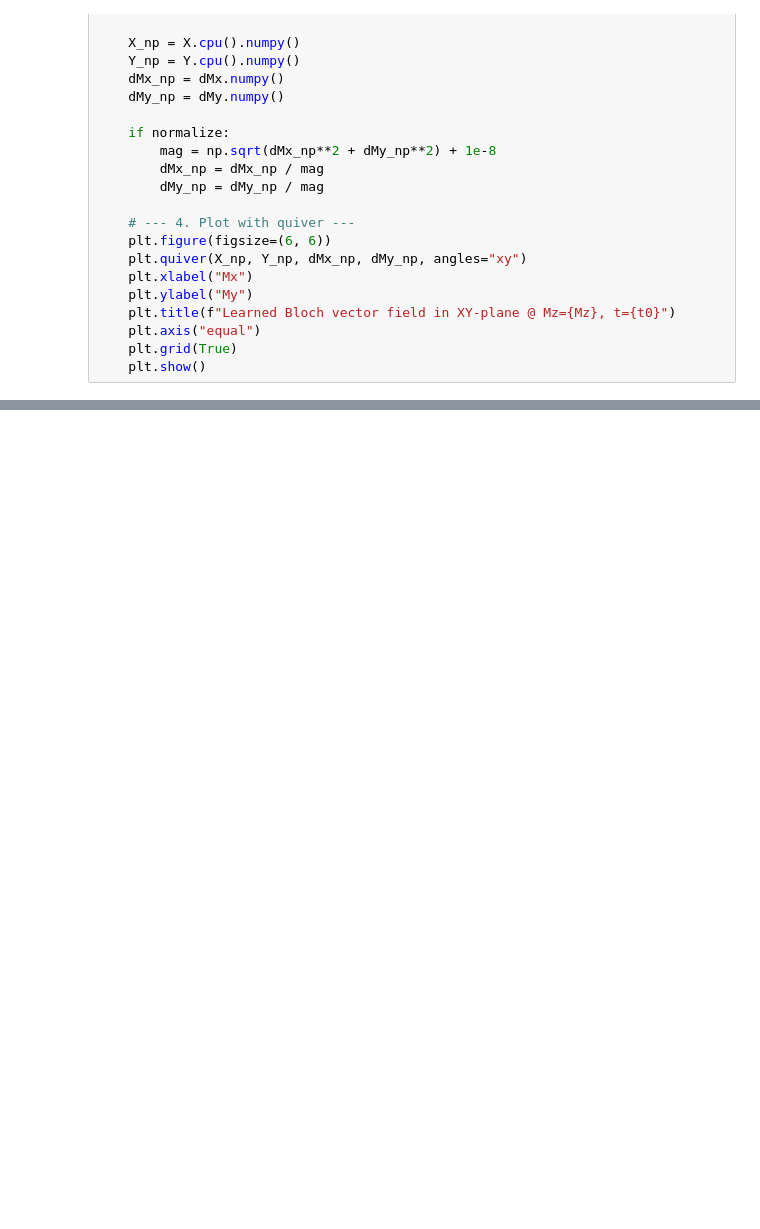
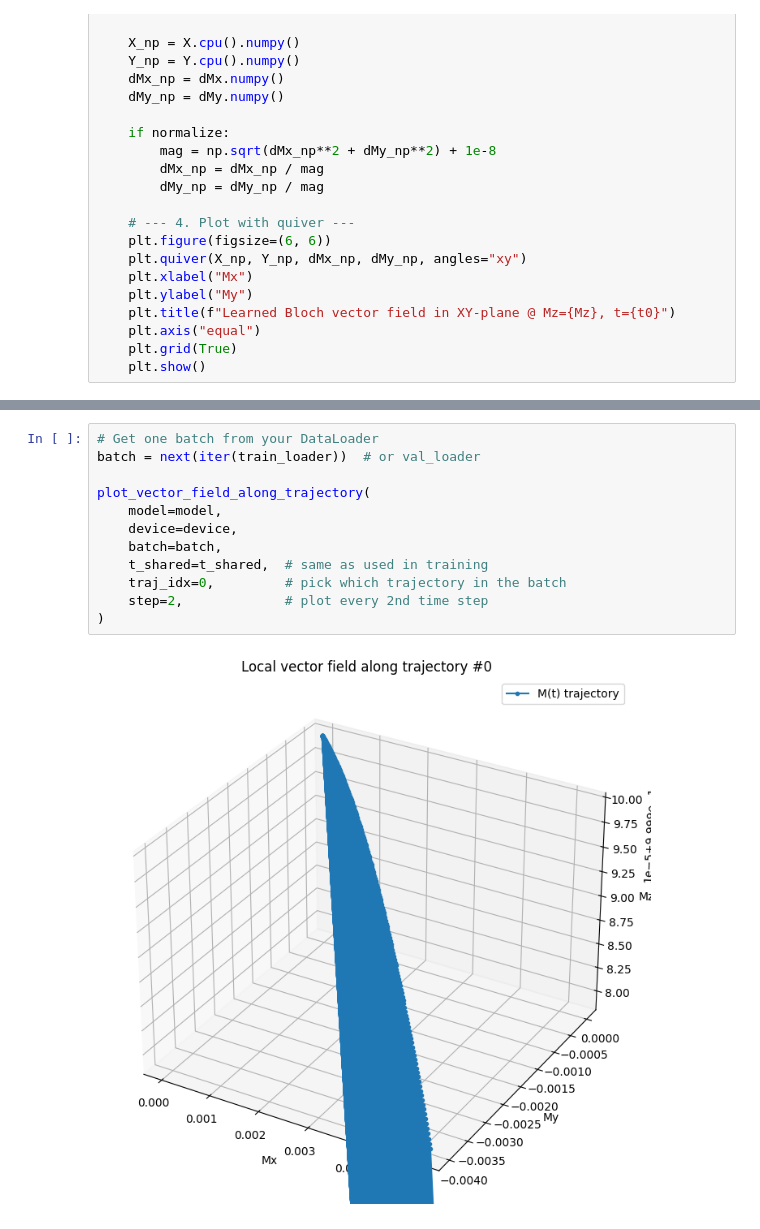
Before and after one commit to Laaaarry/Bloch-Equations-Modelling-Project, a Jupyter notebook: training_pipeline.ipynb, the cells around one changed output, grey strips where cells are left out. Drawn from its saved outputs; the diff is of its cells as text; blank space fills up the shorter version.

```diff
--- a/training_pipeline.ipynb
+++ b/training_pipeline.ipynb
@@ -1909,0 +2307,14 @@ plot_bloch_vector_field_xy(
+# %%
+# Get one batch from your DataLoader
+batch = next(iter(train_loader))  # or val_loader
+
+plot_vector_field_along_trajectory(
+    model=model,
+    device=device,
+    batch=batch,
+    t_shared=t_shared,  # same as used in training
+    traj_idx=0,         # pick which trajectory in the batch
+    step=2,             # plot every 2nd time step
+)
+# %% [output]
+[figure, added]
```
Also changed, not shown: parts of 22 cells of this notebook, 8 other files.
